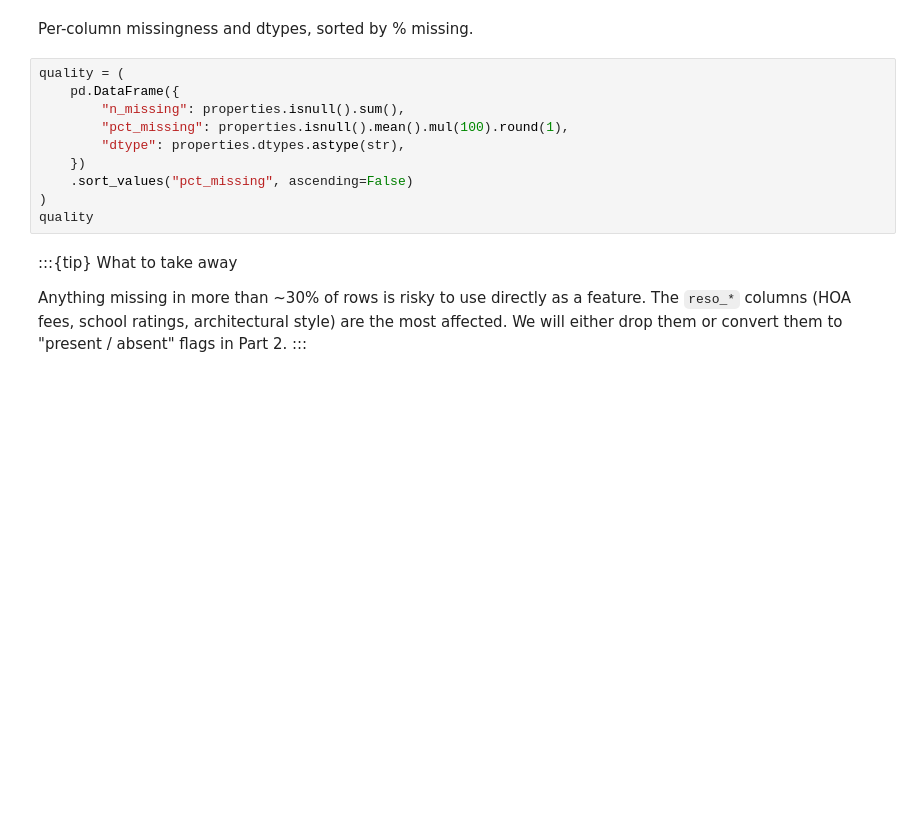
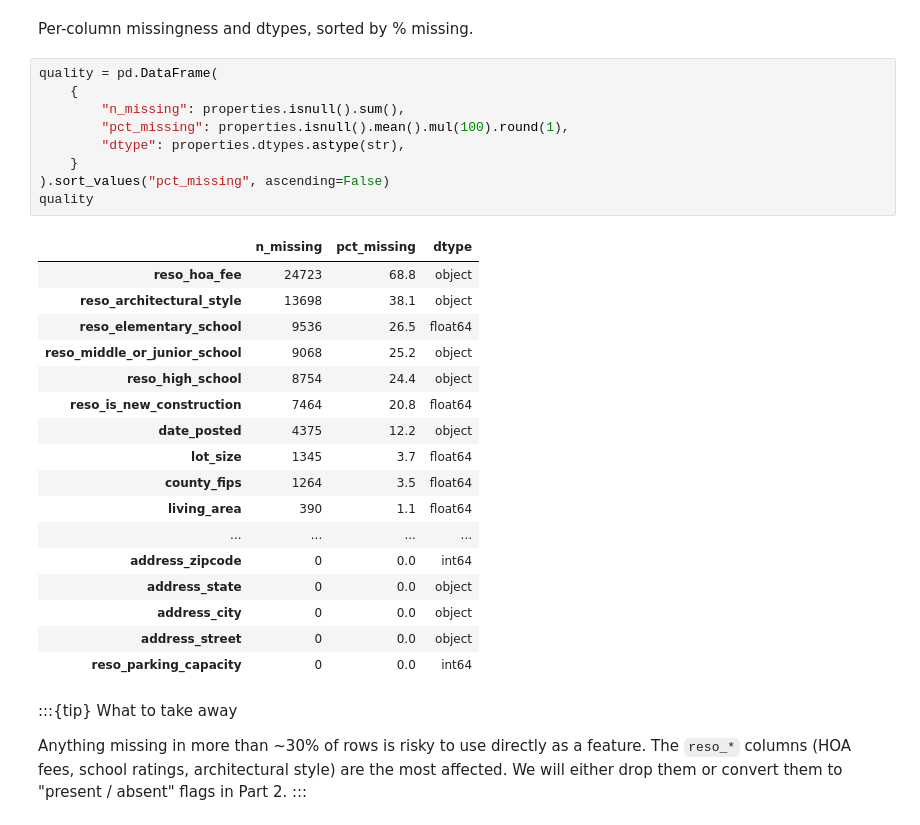
Before and after one commit to bdi593/textbook, a Jupyter notebook: content/campustown-zillow-listings/part-1-eda-and-visualizations.ipynb, the cells around one changed output. Cells and saved outputs as stored; diff of their text form; blank space fills up the shorter version.

```diff
--- a/content/campustown-zillow-listings/part-1-eda-and-visualizations.ipynb
+++ b/content/campustown-zillow-listings/part-1-eda-and-visualizations.ipynb
@@ -68,15 +92,32 @@ is. For an investment-grade analysis we care about three things:
 # %% [markdown]
 Per-column missingness and dtypes, sorted by % missing.
 # %%
-quality = (
-    pd.DataFrame({
+quality = pd.DataFrame(
+    {
         "n_missing": properties.isnull().sum(),
         "pct_missing": properties.isnull().mean().mul(100).round(1),
         "dtype": properties.dtypes.astype(str),
-    })
-    .sort_values("pct_missing", ascending=False)
-)
+    }
+).sort_values("pct_missing", ascending=False)
 quality
+# %% [output]
+|  | n_missing | pct_missing | dtype |
+| reso_hoa_fee | 24723 | 68.8 | object |
+| reso_architectural_style | 13698 | 38.1 | object |
+| reso_elementary_school | 9536 | 26.5 | float64 |
+| reso_middle_or_junior_school | 9068 | 25.2 | object |
+| reso_high_school | 8754 | 24.4 | object |
+| reso_is_new_construction | 7464 | 20.8 | float64 |
+| date_posted | 4375 | 12.2 | object |
+| lot_size | 1345 | 3.7 | float64 |
+| county_fips | 1264 | 3.5 | float64 |
+| living_area | 390 | 1.1 | float64 |
+| ... | ... | ... | ... |
+| address_zipcode | 0 | 0.0 | int64 |
+| address_state | 0 | 0.0 | object |
+| address_city | 0 | 0.0 | object |
+| address_street | 0 | 0.0 | object |
+| reso_parking_capacity | 0 | 0.0 | int64 |
 # %% [markdown]
 :::{tip} What to take away
 
```
Also changed, not shown: parts of 19 cells of this notebook, 6 other files.
